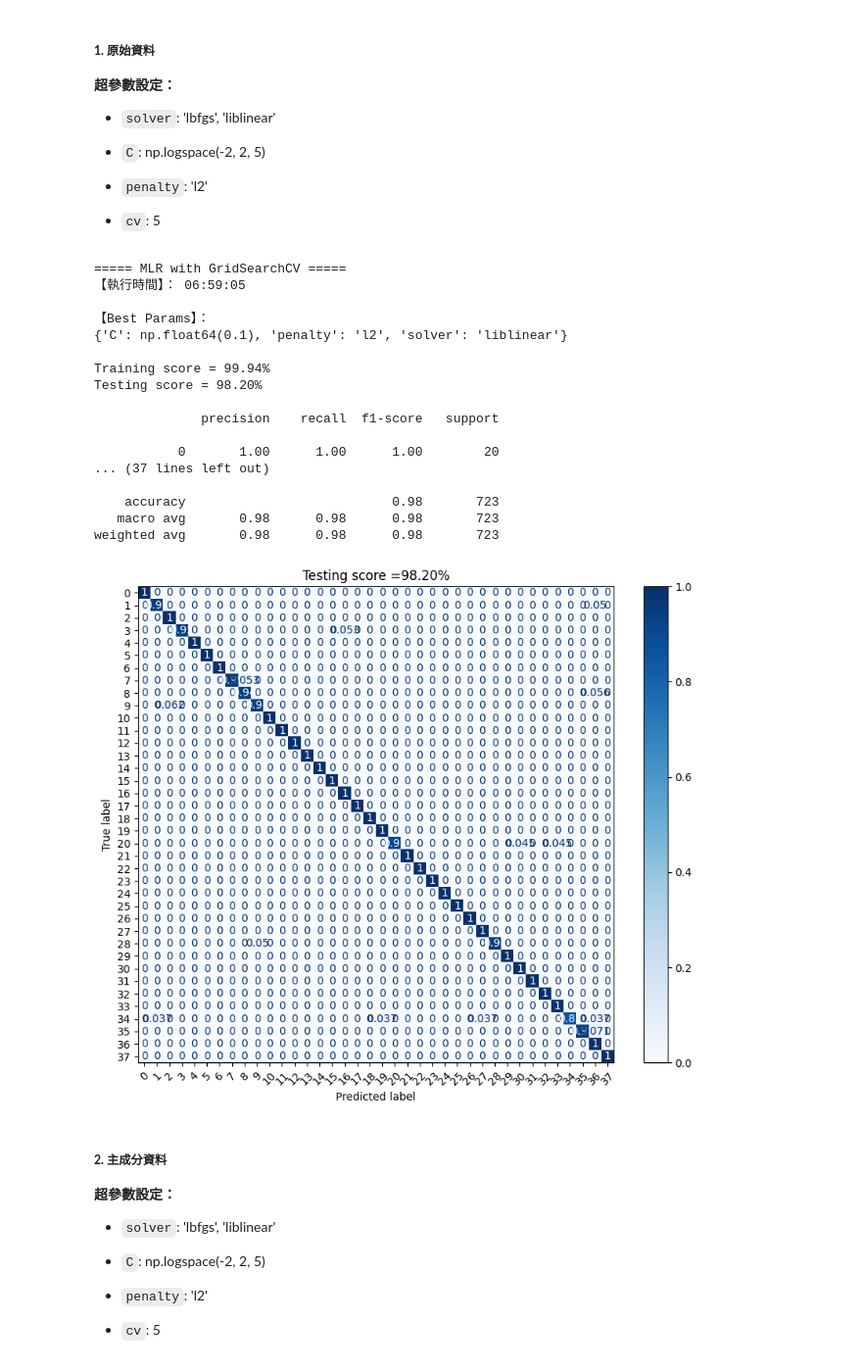
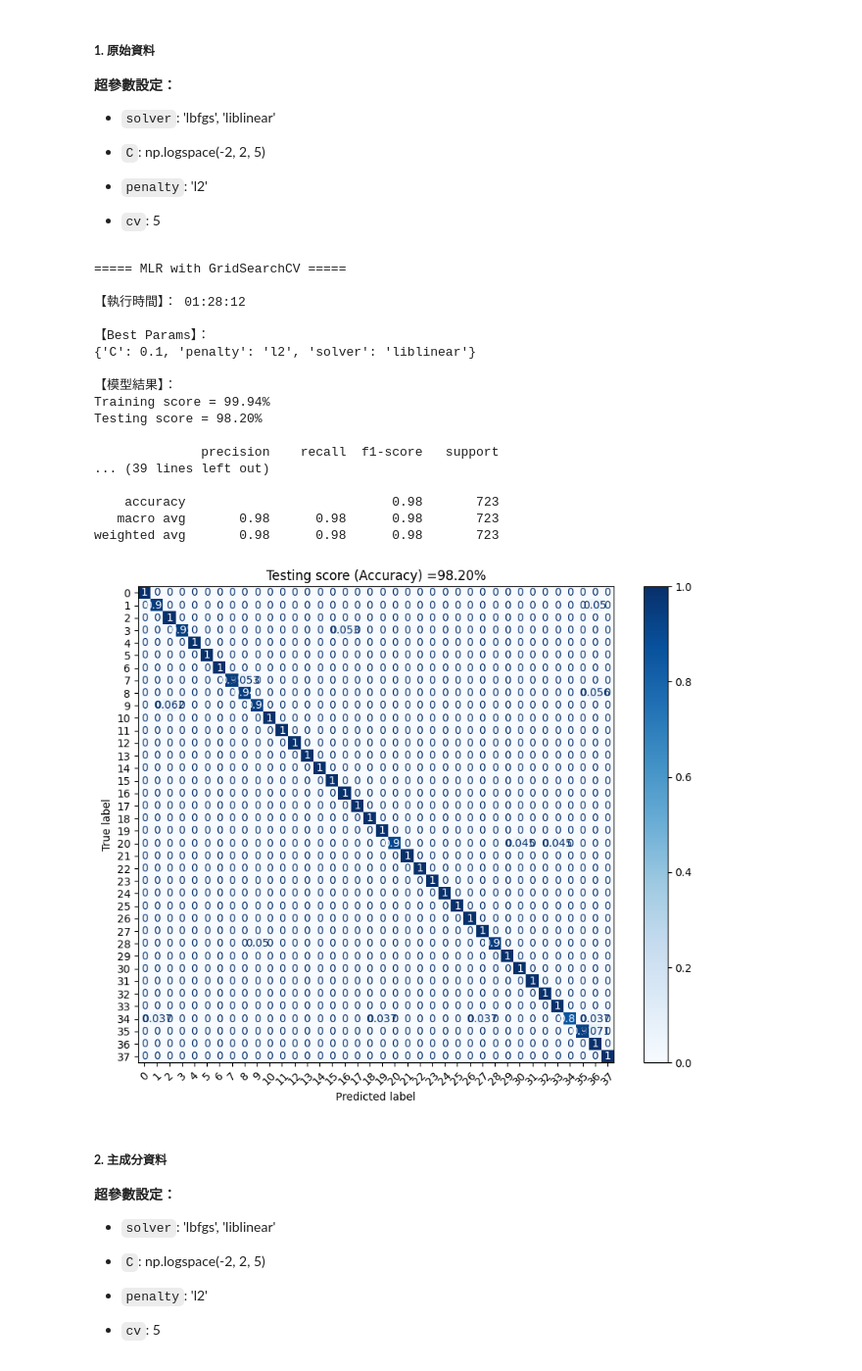
Before and after one commit to shengsia02/ShallowML, a Jupyter notebook: HW3/ShallowML_411078064_Classification_Part2.ipynb, the cells around one changed output. Shown: that part at 98% size. Cells and saved outputs as stored; diff of their text form; code cells hidden in the pictures.

```diff
--- a/HW3/ShallowML_411078064_Classification_Part2.ipynb
+++ b/HW3/ShallowML_411078064_Classification_Part2.ipynb
@@ -147,6 +147,7 @@ pca_range = np.arange(1, len(eigenvalues) + 1)
 # 計算解釋變異量
 cum_var_exp = np.cumsum(eigenvalues / eigenvalues.sum()) * 100
 
+plt.style.use('ggplot')
 fig, ax = plt.subplots(1, 2, figsize=(10, 4))
 # Scree Plot
 ax[0].plot(pca_range, eigenvalues, 'o-', alpha=0.9, color='gray')
@@ -201,9 +202,12 @@ print(f"【PCA 後測試資料 shape】： {Z_test_.shape}")
 - `cv`: 5
 # %%
 opts = dict(tol = 1e-6, max_iter = int(1e6))
-params = {'solver': ['lbfgs', 'liblinear'],
-          'C': np.logspace(-2, 2, 5),
-          'penalty': ['l2']} # parameters for GridSearchCV
+# params = {'solver': ['lbfgs', 'liblinear'],
+#           'C': np.logspace(-2, 2, 5),
+#           'penalty': ['l2']}
+params = {'solver': ['liblinear'],
+          'C': [0.1],
+          'penalty': ['l2']}
 
 # --- Logistic Regression with GridSearch ---
 # 記錄執行時間
@@ -220,57 +224,59 @@ runtime_LR = time.time() - start
 # ======================================================
 
 # 儲存模型到檔案
-# joblib.dump(grid_LR, "Model/YF_LR_model.pkl");
+joblib.dump(grid_LR, "Model/YF_MLR_model.pkl");
 # %%
 # 使用模型預測
 y_pred = grid_LR.predict(X_test_)
 
 # --- Results Report ---
-print("===== MLR with GridSearchCV =====")
+print("===== MLR with GridSearchCV =====\n")
 print(f"【執行時間】： {format_runtime(runtime_LR)}\n")
-print(f"【Best Params】：\n{grid_LR.best_params_}")
+print(f"【Best Params】：\n{grid_LR.best_params_}\n")
+print("【模型結果】：")
 # print training score
-print(f"\nTraining score = {accuracy_score(y_train, grid_LR.predict(X_train_)):.2%}")
+print(f"Training score = {accuracy_score(y_train, grid_LR.predict(X_train_)):.2%}")
 # print testing score
 print(f"Testing score = {grid_LR.score(X_test_, y_test):.2%}\n")
 # 分類報告
 print(classification_report(y_test, y_pred))
 
 # Confusion matrix
+plt.style.use('default')
 fig, ax = plt.subplots(1, 1, figsize=(10,8))
 # Confusion matrix
-title = 'Testing score ={:.2f}%'.format(100*grid_LR.score(X_test_, y_test))
+title = 'Testing score (Accuracy) ={:.2f}%'.format(100*grid_LR.score(X_test_, y_test))
 disp = ConfusionMatrixDisplay.from_estimator(
         grid_LR,
         X_test_,
         y_test,
         xticks_rotation=45, #'vertical',
         # display_labels=class_names,
         cmap=plt.cm.Blues,
         normalize='true',
         ax = ax
     )
 disp.ax_.set_title(title)
 plt.show()
 # %% [output]
 ===== MLR with GridSearchCV =====
-【執行時間】： 06:59:05
+
+【執行時間】： 01:28:12
 
 【Best Params】：
-{'C': np.float64(0.1), 'penalty': 'l2', 'solver': 'liblinear'}
+{'C': 0.1, 'penalty': 'l2', 'solver': 'liblinear'}
 
+【模型結果】：
 Training score = 99.94%
 Testing score = 98.20%
 
               precision    recall  f1-score   support
-
-           0       1.00      1.00      1.00        20
-... (37 lines left out)
+... (39 lines left out)
 
     accuracy                           0.98       723
    macro avg       0.98      0.98      0.98       723
 weighted avg       0.98      0.98      0.98       723
-[figure, old version]
+[figure, new version]
 # %% [markdown]
 ##### **2. 主成分資料**
 
```
Also changed, not shown: parts of 17 cells of this notebook, 19 other files.
